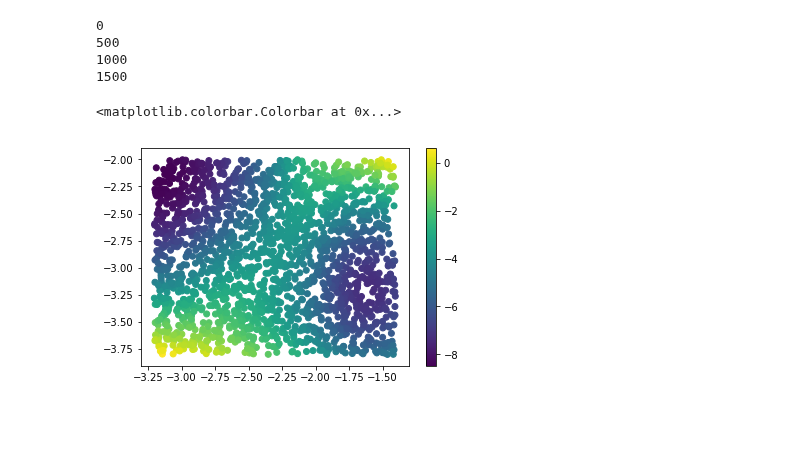
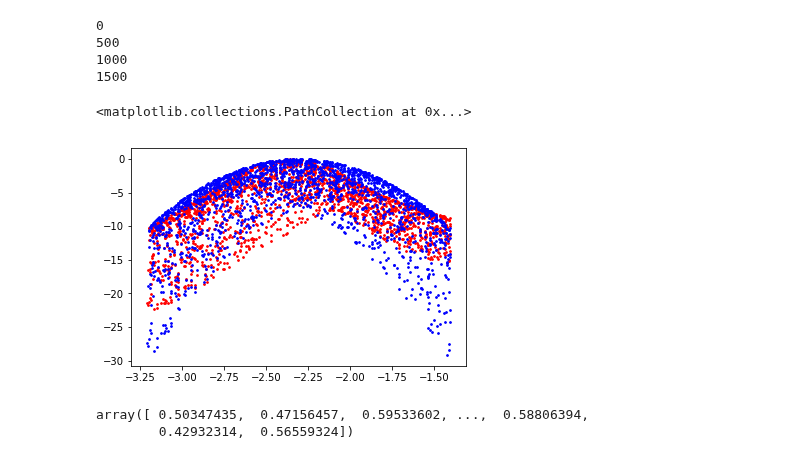
Before and after one commit to oliverphilcox/ChempyMulti, a Jupyter notebook: Scoring - Integration.ipynb, the cells around one changed output. Saved outputs shown, nothing was run; the diff lists cells and outputs as text; code cells hidden in the pictures; blank space fills up the shorter version.

```diff
--- a/Scoring - Integration.ipynb
+++ b/Scoring - Integration.ipynb
@@ -32,8 +36,9 @@ for i,param_name in enumerate(a.to_optimize):
     sigma.append(a.priors.get(param_name)[1])
 sigma = np.array(sigma)
 # %%
-Nsamples = [10000,10000,100000] # No MC samples
-Nsigma = [2,2.5,3,3.5] # Width in parameter space
+%%timeit -r 1 -n 1
+Nsamples = [50000]#,10000,100000] # No MC samples
+Nsigma = [4] # Width in parameter space
 j = 0
 integral = []
 integral_err = []
@@ -42,3 +47,4 @@ for i in range(len(Nsigma)):
     result,error = mcmiser(posterior,npoints=Nsamples[j],xl=init_param-Nsigma[i]*sigma,xu=init_param+Nsigma[i]*sigma)
     integral.append(result)
     integral_err.append(error)
+print('Result is %.8f +/- %.8f after %d samples (percentage error is %.2f)' %(integral[-1],integral_err[-1],Nsamples[j],100*integral_err[-1]/integral[-1]))
@@ -159,8 +167,14 @@ for i,param_name in enumerate(a.to_optimize):
     sigma.append(a.priors.get(param_name)[1])
 sigma = np.array(sigma)
 
-Nsigma_width=4
-widening = 1 # 50% wider gaussian distribution
+def posterior(theta):
+    a = ModelParameters()
+    post,_ = posterior_function_mcmc_quick(theta,a,preload)
+    posterior = np.exp(post)
+    return posterior
+
+Nsigma_width=2
+widening = 1.5 # 2x wider gaussian distribution
 cov = np.zeros((len(init_param),len(init_param)))
 for i in range(len(init_param)):
     param = np.copy(init_param)
@@ -188,22 +187,17 @@ from scipy.stats import multivariate_normal as scinorm
 from numpy.random import multivariate_normal as numnorm
 
 # Define function to return posterior predictions (must be exponentiated)
-def posterior(theta):
-    a = ModelParameters()
-    post,_ = posterior_function_mcmc_quick(theta,a,preload)
-    posterior = np.exp(post)
-    return posterior
 
 def posterior_mod(theta):
     return posterior(theta)/gauss_factor(theta)
 
 def gauss_factor(theta):
-    return scinorm.pdf(theta,mean=np.array(init_param),cov=cov)
+    return scinorm.pdf(theta,mean=np.array(init_param),cov=cov_matrix)
 
 def dist(size):
     # Distribution function
     mean = np.array(init_param)
-    return numnorm(mean,cov,size=size)
+    return numnorm(mean,cov_matrix,size=size)
 
 # factor is the width of the posterior distribution....
 # %%
@@ -254,13 +253,23 @@ for i in range(2000):
 1500
 # %%
 plt.clf()
-plt.scatter(x,y,c=np.log10(np.array(post)/np.array(gauss)))
-plt.colorbar()
-#plt.scatter(x,np.log(post/max(post)),c='r')
-#plt.scatter(x,np.log(gauss/max(gauss)),c='b')
+#plt.scatter(x,y,c=np.log10(np.array(post)/np.array(gauss)))
+#plt.colorbar()
+plt.scatter(x,np.log10(post/max(post)),c='r',s=3)
+plt.scatter(x,np.log10(gauss/max(gauss)),c='b',s=3)
 #plt.scatter(x,np.log(np.array(post)/np.array(gauss)/max(post)*max(gauss)),c='g')
 #plt.xlim([-1.6,-1.5])
 #max(post)
 # %% [output]
-<matplotlib.colorbar.Colorbar at 0x...>
+<matplotlib.collections.PathCollection at 0x...>
-[figure, old version]
+[figure, new version]
+# %%
+# Load PDF of posteriors
+positions = np.load('mcmc/posteriorPDF.npy')
+cov_matrix = np.zeros((len(a.p0),len(a.p0)))
+for i in range(len(a.p0)):
+    for j in range(len(a.p0)):
+        cov_matrix[i,j] = np.cov((positions[:,i],positions[:,j]))[1,0]
+# %% [output]
+array([ 0.50347435,  0.47156457,  0.59533602, ...,  0.58806394,
+        0.42932314,  0.56559324])
```
Also changed, not shown: parts of 8 cells of this notebook, 13 other files.
